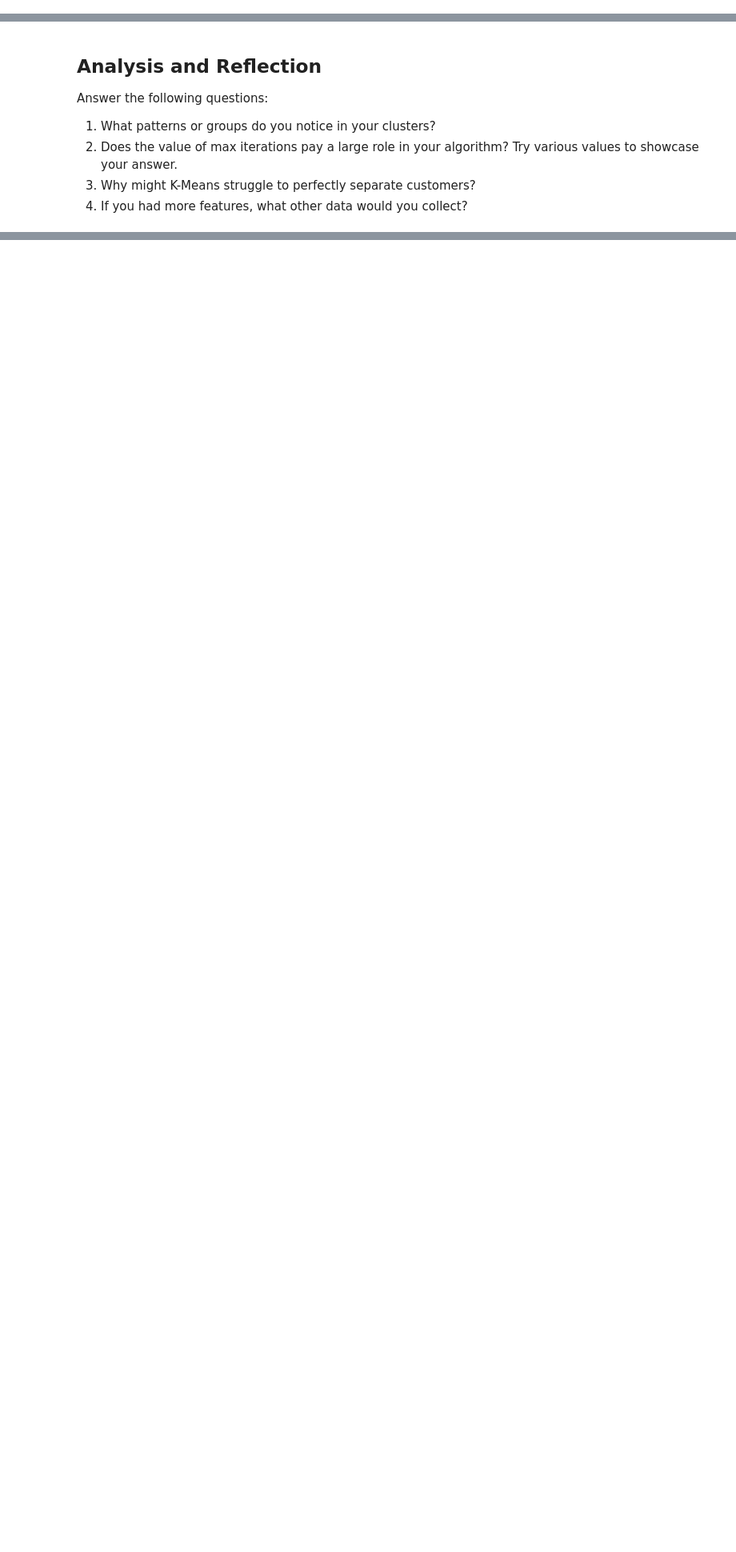
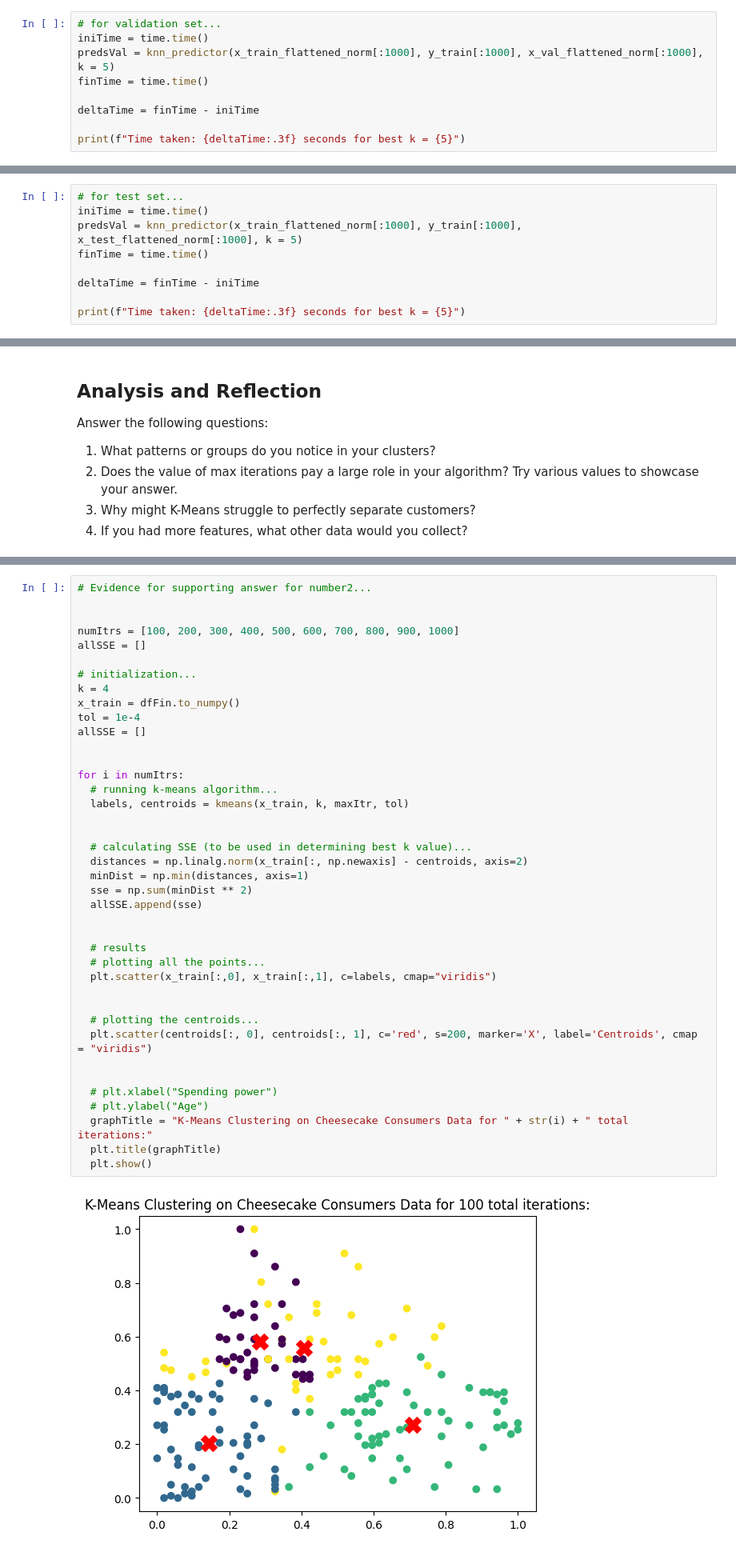
Before and after one commit to 7sr7/Intro-to-AI-HW2, a Jupyter notebook: Silvestre_Intro_to_AI_HW_2.ipynb, the cells around one changed output, grey strips where cells are left out. Shown at 80% size. Drawn from its saved outputs; the diff is of its cells as text; blank space fills up the shorter version.

```diff
--- a/Silvestre_Intro_to_AI_HW_2.ipynb
+++ b/Silvestre_Intro_to_AI_HW_2.ipynb
@@ -596,3 +620,12 @@ cm_plot.plot()
  start_time = time.time()
  preds = knn_predictor(...)
  end_time = time.time()
+# %%
+# for validation set...
+iniTime = time.time()
+predsVal = knn_predictor(x_train_flattened_norm[:1000], y_train[:1000], x_val_flattened_norm[:1000], k = 5)
+finTime = time.time()
+
+deltaTime = finTime - iniTime
+
+print(f"Time taken: {deltaTime:.3f} seconds for best k = {5}")
@@ -598,0 +658,9 @@ cm_plot.plot()
+# %%
+# for test set...
+iniTime = time.time()
+predsVal = knn_predictor(x_train_flattened_norm[:1000], y_train[:1000], x_test_flattened_norm[:1000], k = 5)
+finTime = time.time()
+
+deltaTime = finTime - iniTime
+
+print(f"Time taken: {deltaTime:.3f} seconds for best k = {5}")
@@ -1108,0 +1219,42 @@ Answer the following questions:
+# %%
+# Evidence for supporting answer for number2...
+
+
+numItrs = [100, 200, 300, 400, 500, 600, 700, 800, 900, 1000]
+allSSE = []
+
+# initialization...
+k = 4
+x_train = dfFin.to_numpy()
+tol = 1e-4
+allSSE = []
+
+
+for i in numItrs:
+  # running k-means algorithm...
+  labels, centroids = kmeans(x_train, k, maxItr, tol)
+
+
+  # calculating SSE (to be used in determining best k value)...
+  distances = np.linalg.norm(x_train[:, np.newaxis] - centroids, axis=2)
+  minDist = np.min(distances, axis=1)
+  sse = np.sum(minDist ** 2)
+  allSSE.append(sse)
+
+
+  # results
+  # plotting all the points...
+  plt.scatter(x_train[:,0], x_train[:,1], c=labels, cmap="viridis")
+
+
+  # plotting the centroids...
+  plt.scatter(centroids[:, 0], centroids[:, 1], c='red', s=200, marker='X', label='Centroids', cmap = "viridis")
+
+
+  # plt.xlabel("Spending power")
+  # plt.ylabel("Age")
+  graphTitle = "K-Means Clustering on Cheesecake Consumers Data for " + str(i) + " total iterations:"
+  plt.title(graphTitle)
+  plt.show()
+# %% [output]
+[figure, added]
```
Also changed, not shown: parts of 24 cells of this notebook.
